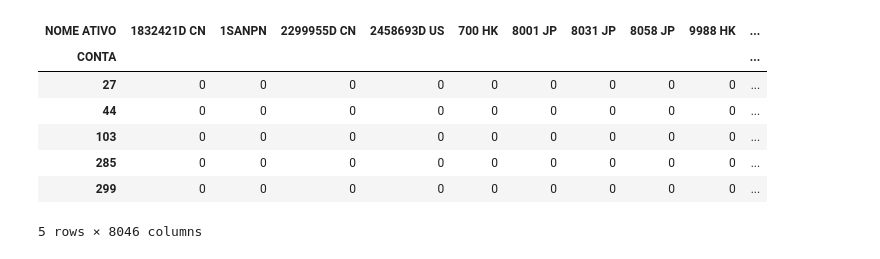
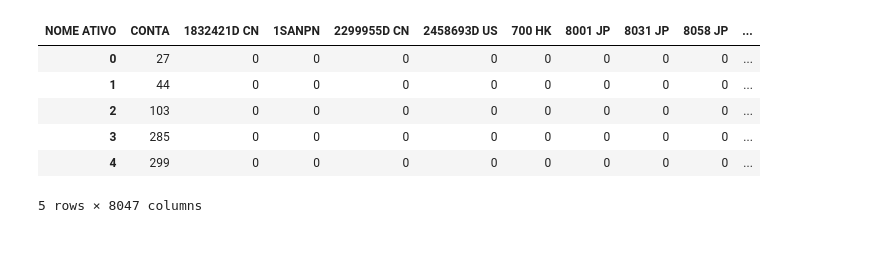
Before and after one commit to balb-0/DIANA, a Jupyter notebook: src/datasets/notebooks/3.preparacao_dos_dados.ipynb, the cells around one changed output. Drawn from its saved outputs; the diff is of its cells as text; code cells hidden in the pictures.

```diff
--- a/src/datasets/notebooks/3.preparacao_dos_dados.ipynb
+++ b/src/datasets/notebooks/3.preparacao_dos_dados.ipynb
@@ -145,21 +145,20 @@ df
 # %%
 user_item_binary = df.assign(tem_ativo=1).pivot_table(
     index='CONTA',
-    columns='NOME ATIVO',  # ou 'CLASSIFICACAO DO ATIVO'
+    columns='NOME ATIVO',
     values='tem_ativo',
     aggfunc='max',
     fill_value=0
-)
+).reset_index()
 
 user_item_binary.head()
 # %% [output]
-| NOME ATIVO | 1832421D CN | 1SANPN | 2299955D CN | 2458693D US | 700 HK | 8001 JP | 8031 JP | 8058 JP | 9988 HK | ... |
-| CONTA |  |  |  |  |  |  |  |  |  | ... |
-| 27 | 0 | 0 | 0 | 0 | 0 | 0 | 0 | 0 | 0 | ... |
-| 44 | 0 | 0 | 0 | 0 | 0 | 0 | 0 | 0 | 0 | ... |
-| 103 | 0 | 0 | 0 | 0 | 0 | 0 | 0 | 0 | 0 | ... |
-| 285 | 0 | 0 | 0 | 0 | 0 | 0 | 0 | 0 | 0 | ... |
-| 299 | 0 | 0 | 0 | 0 | 0 | 0 | 0 | 0 | 0 | ... |
+| NOME ATIVO | CONTA | 1832421D CN | 1SANPN | 2299955D CN | 2458693D US | 700 HK | 8001 JP | 8031 JP | 8058 JP | ... |
+| 0 | 27 | 0 | 0 | 0 | 0 | 0 | 0 | 0 | 0 | ... |
+| 1 | 44 | 0 | 0 | 0 | 0 | 0 | 0 | 0 | 0 | ... |
+| 2 | 103 | 0 | 0 | 0 | 0 | 0 | 0 | 0 | 0 | ... |
+| 3 | 285 | 0 | 0 | 0 | 0 | 0 | 0 | 0 | 0 | ... |
+| 4 | 299 | 0 | 0 | 0 | 0 | 0 | 0 | 0 | 0 | ... |
-5 rows × 8046 columns
+5 rows × 8047 columns
 # %%
 user_item_binary.to_csv('../data/processed/user_item_binario.csv', index=False)
```
Also changed, not shown: parts of 6 cells of this notebook, 5 other files.
